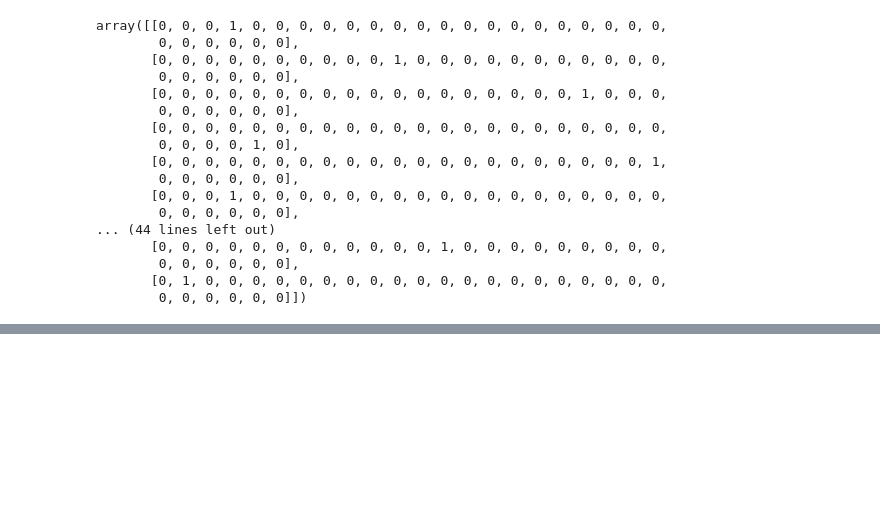
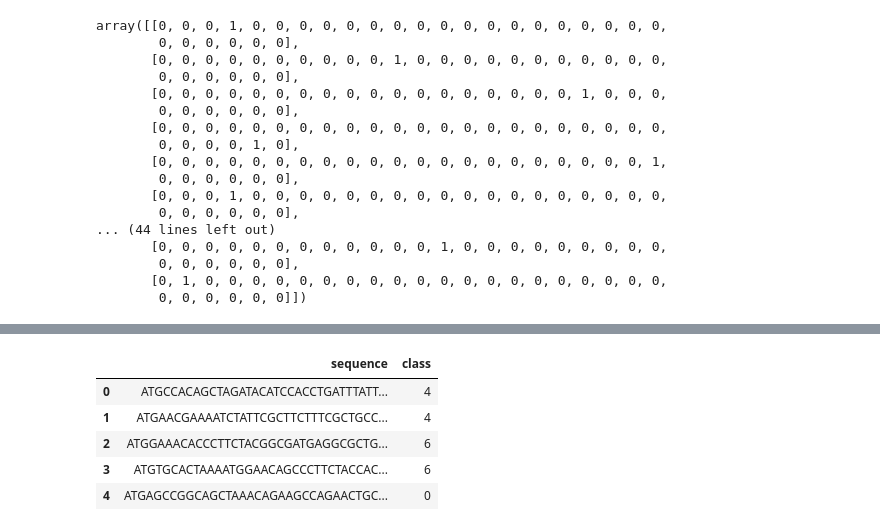
Before and after one commit to Flychuban/DNA-Sequencing, a Jupyter notebook: DNASequencing.ipynb, the cells around one changed output, grey strips where cells are left out. Saved outputs shown, nothing was run; the diff lists cells and outputs as text; code cells hidden in the pictures; blank space fills up the shorter version.

```diff
--- a/DNASequencing.ipynb
+++ b/DNASequencing.ipynb
@@ -63,0 +88,10 @@ array([[0, 0, 0, 1, 0, 0, 0, 0, 0, 0, 0, 0, 0, 0, 0, 0, 0, 0, 0, 0, 0, 0,
+# %%
+dog_dna = pd.read_table('/content/drive/MyDrive/DNA/data/archive/dog.txt')
+dog_dna.head()
+# %% [output]
+|  | sequence | class |
+| 0 | ATGCCACAGCTAGATACATCCACCTGATTTATT... | 4 |
+| 1 | ATGAACGAAAATCTATTCGCTTCTTTCGCTGCC... | 4 |
+| 2 | ATGGAAACACCCTTCTACGGCGATGAGGCGCTG... | 6 |
+| 3 | ATGTGCACTAAAATGGAACAGCCCTTCTACCAC... | 6 |
+| 4 | ATGAGCCGGCAGCTAAACAGAAGCCAGAACTGC... | 0 |
```
Also changed, not shown: parts of 4 cells of this notebook.
